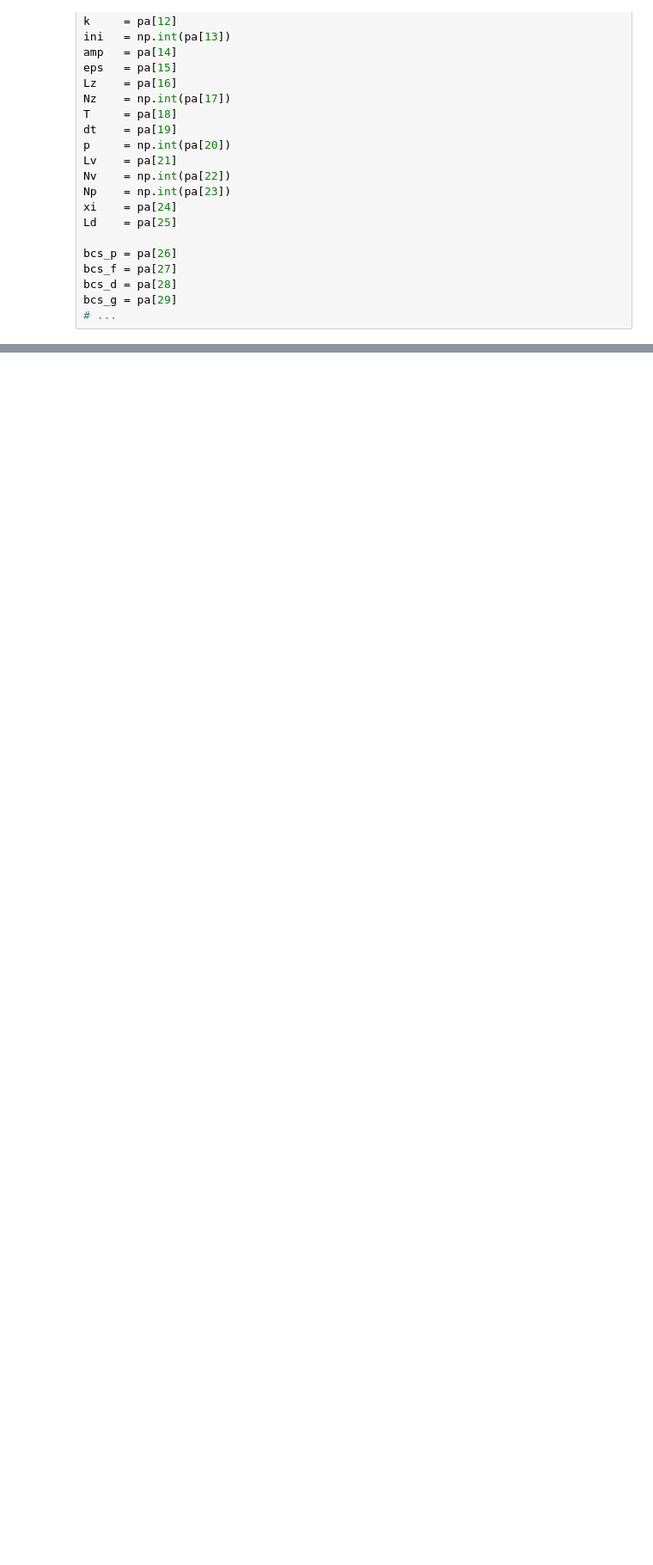
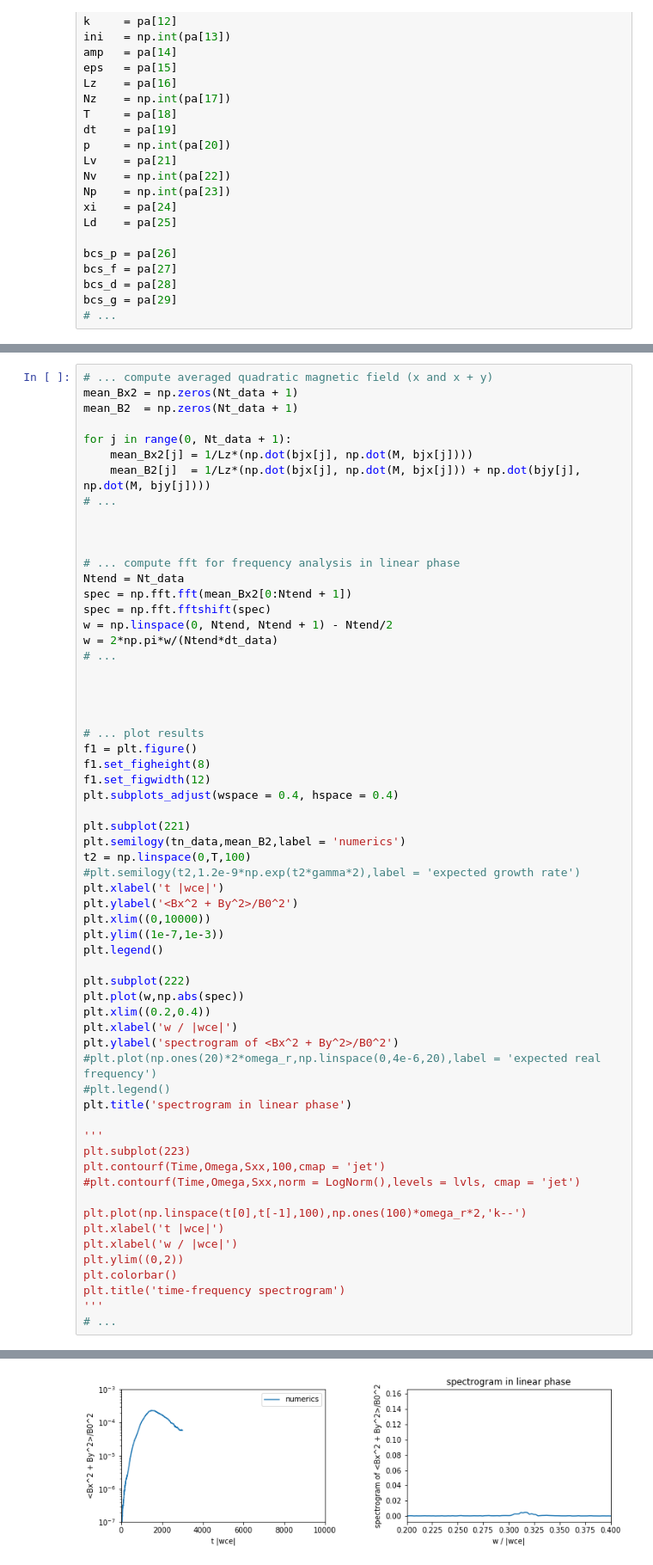
Before and after one commit to ratnania/mhd, a Jupyter notebook: 02_HybridModelling/03_Diagnostics_DF.ipynb, the cells around one changed output, grey strips where cells are left out. Shown at 86% size. Cells and saved outputs as stored; diff of their text form; blank space fills up the shorter version.

```diff
--- a/02_HybridModelling/03_Diagnostics_DF.ipynb
+++ b/02_HybridModelling/03_Diagnostics_DF.ipynb
@@ -199,0 +135,62 @@ plt.title('time-frequency spectrogram')
+# %%
+# ... compute averaged quadratic magnetic field (x and x + y)
+mean_Bx2 = np.zeros(Nt_data + 1)
+mean_B2  = np.zeros(Nt_data + 1)
+
+for j in range(0, Nt_data + 1):
+    mean_Bx2[j] = 1/Lz*(np.dot(bjx[j], np.dot(M, bjx[j])))
+    mean_B2[j]  = 1/Lz*(np.dot(bjx[j], np.dot(M, bjx[j])) + np.dot(bjy[j], np.dot(M, bjy[j])))
+# ...
+
+
+
+# ... compute fft for frequency analysis in linear phase
+Ntend = Nt_data
+spec = np.fft.fft(mean_Bx2[0:Ntend + 1])
+spec = np.fft.fftshift(spec)
+w = np.linspace(0, Ntend, Ntend + 1) - Ntend/2
+w = 2*np.pi*w/(Ntend*dt_data)
+# ...
+
+
+
+
+# ... plot results
+f1 = plt.figure()
+f1.set_figheight(8)
+f1.set_figwidth(12)
+plt.subplots_adjust(wspace = 0.4, hspace = 0.4)
+
+plt.subplot(221)
+plt.semilogy(tn_data,mean_B2,label = 'numerics')
+t2 = np.linspace(0,T,100)
+#plt.semilogy(t2,1.2e-9*np.exp(t2*gamma*2),label = 'expected growth rate')
+plt.xlabel('t |wce|')
+plt.ylabel('<Bx^2 + By^2>/B0^2')
+plt.xlim((0,10000))
+plt.ylim((1e-7,1e-3))
+plt.legend()
+
+plt.subplot(222)
+plt.plot(w,np.abs(spec))
+plt.xlim((0.2,0.4))
+plt.xlabel('w / |wce|')
+plt.ylabel('spectrogram of <Bx^2 + By^2>/B0^2')
+#plt.plot(np.ones(20)*2*omega_r,np.linspace(0,4e-6,20),label = 'expected real frequency')
+#plt.legend()
+plt.title('spectrogram in linear phase')
+
+'''
+plt.subplot(223)
+plt.contourf(Time,Omega,Sxx,100,cmap = 'jet')
+#plt.contourf(Time,Omega,Sxx,norm = LogNorm(),levels = lvls, cmap = 'jet')
+
+plt.plot(np.linspace(t[0],t[-1],100),np.ones(100)*omega_r*2,'k--')
+plt.xlabel('t |wce|')
+plt.xlabel('w / |wce|')
+plt.ylim((0,2))
+plt.colorbar()
+plt.title('time-frequency spectrogram')
+'''
+# ...
+# %% [output]
@@ -199,0 +198 @@ plt.title('time-frequency spectrogram')
+[figure, added]
```
Also changed, not shown: parts of 11 cells of this notebook, 1 other file.
